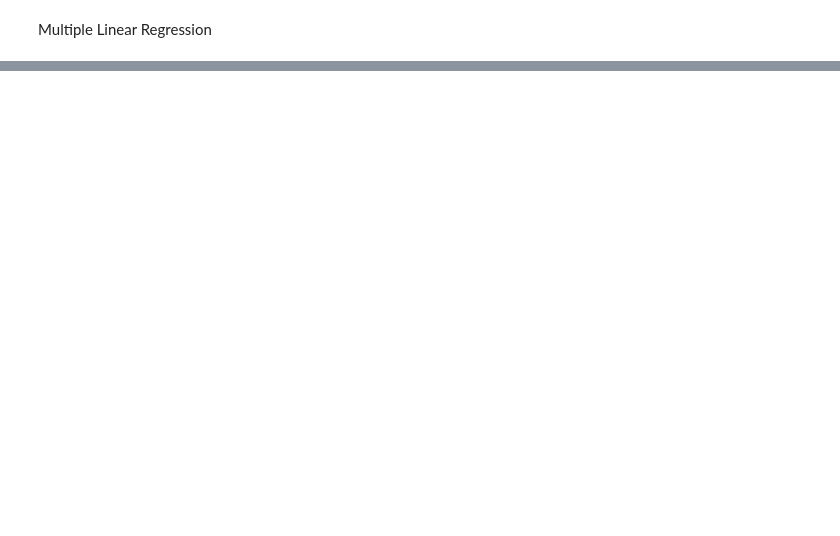
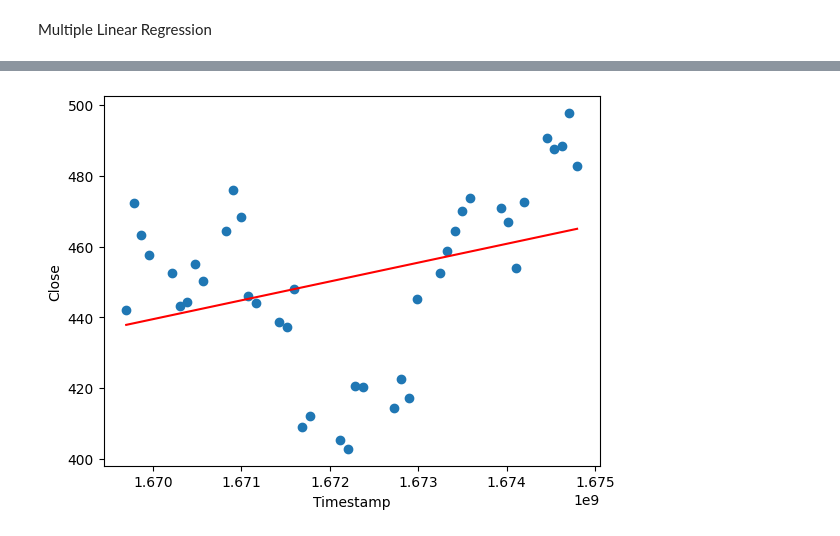
Before and after one commit to pevans927/stockproject, a Jupyter notebook: stockreport.ipynb, the cells around one changed output, grey strips where cells are left out. Cells and saved outputs as stored; diff of their text form; code cells hidden in the pictures; blank space fills up the shorter version.

```diff
--- a/stockreport.ipynb
+++ b/stockreport.ipynb
@@ -417,0 +492,15 @@ plt.show()
+# %%
+# LRCX
+
+# linear regression model of the closing price of LRCX vs date
+lrcx_result = st.linregress(lrcx_df['Timestamp'], lrcx_df['Close'])
+
+plt.plot(lrcx_df['Timestamp'], lrcx_df['Timestamp']*lrcx_result.slope + lrcx_result.intercept, 'r')
+plt.scatter(lrcx_df['Timestamp'], lrcx_df['Close'])
+
+plt.xlabel('Timestamp')
+plt.ylabel('Close')
+
+plt.show()
+# %% [output]
+[figure, added]
```
Also changed, not shown: parts of 10 cells of this notebook.
